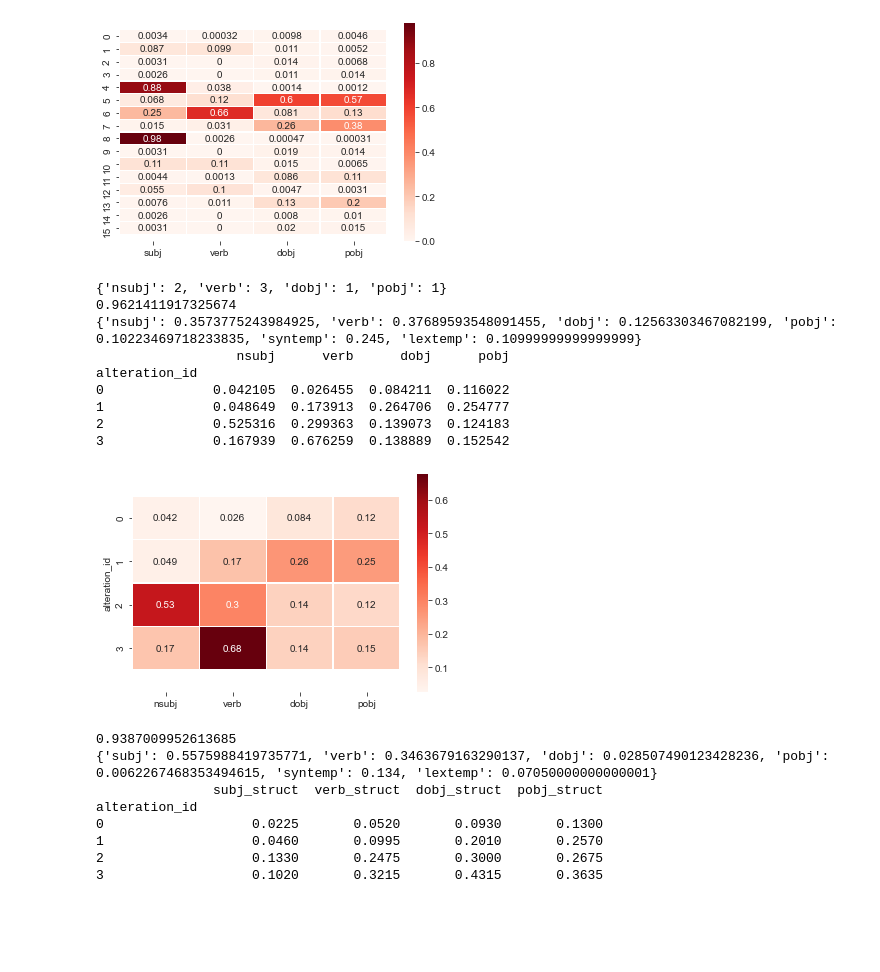
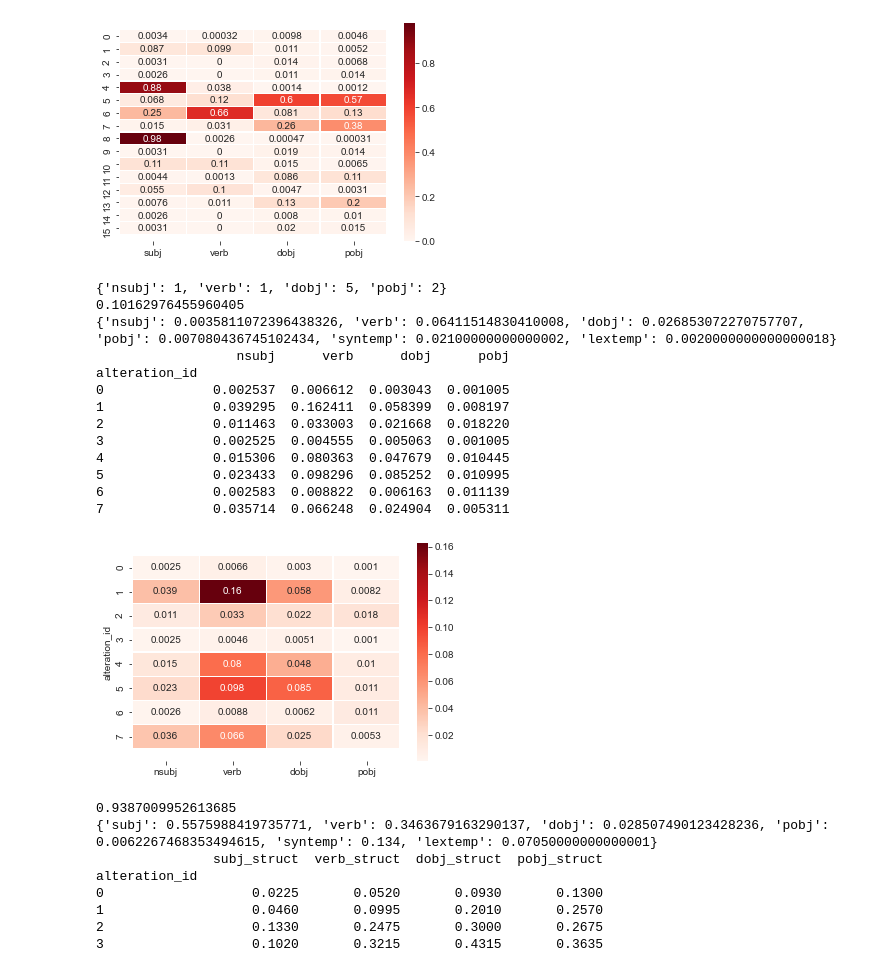
Before and after one commit to ghazi-f/QKVAE, a Jupyter notebook: disentanglement_transformer_extended/Model_Analysis2.ipynb, the cells around one changed output. Saved outputs shown, nothing was run; the diff lists cells and outputs as text; code cells hidden in the pictures; blank space fills up the shorter version.

Commit message:
- Checked heatmaps for Yelp with the root based metrics

```diff
--- a/disentanglement_transformer_extended/Model_Analysis2.ipynb
+++ b/disentanglement_transformer_extended/Model_Analysis2.ipynb
@@ -75,11 +75,13 @@ if True:
     flags.batch_size = 128
     flags.grad_accu = 1
     flags.max_len = 17
-    flags.test_name = "nliLM/SNLIRegular_beta0.4.4"
+    # flags.test_name = "nliLM/SNLIRegular_beta0.4.4"
+    flags.test_name = "nliLM/Reeval/YelpWide_beta0.4.1"#"nliLM/SNLIRegular_beta0.4.4"
     # flags.test_name = "nliLM/SNLIWider_beta0.3.3"#"nliLM/SNLIRegular_beta0.4.4"
-    flags.data = "nli"
-    flags.n_latents = [4]
+    flags.data = "yelp"
+    flags.n_latents = [8]
     flags.graph ="IndepInfer"  # "Vanilla"
+    flags.no_sa = True
     # flags.losses = "LagVAE"
     # flags.kl_beta = 0.5
     # flags.z_size = 16
@@ -132,7 +134,7 @@ h_params = HParams(len(data.vocab.itos), len(data.tags.itos) if flags.data == 'y
                    test_name=flags.test_name, grad_accumulation_steps=GRAD_ACCU,
                    optimizer_kwargs={'lr': flags.lr, #'weight_decay': flags.l2_reg, 't0':100, 'lambd':0.},
                                      'weight_decay': flags.l2_reg, 'betas': (0.9, 0.99)},
-                   is_weighted=[], graph_generator=GRAPH,
+                   is_weighted=[], graph_generator=GRAPH, no_sa=flags.no_sa,
                    z_size=flags.z_size, embedding_dim=flags.embedding_dim, anneal_kl=ANNEAL_KL,
                    grad_clip=flags.grad_clip*flags.grad_accu, kl_th=flags.kl_th, highway=flags.highway,
                    losses=LOSSES, dropout=flags.dropout, training_iw_samples=flags.training_iw_samples,
@@ -641,7 +647,7 @@ import seaborn as sns
 import matplotlib.pyplot as plt
 def show_df_hm2(df, fig_name):
     snsplt = sns.heatmap(df, cmap ='Reds', linewidths = 0.20, annot = True)#, vmin=0, vmax=1.0)
-    # snsplt.get_figure().savefig(fig_name)
+    snsplt.get_figure().savefig(fig_name)
     b, t = plt.ylim() # discover the values for bottom and top
     b += 0.5 # Add 0.5 to the bottom
     t -= 0.5 # Subtract 0.5 from the top
@@ -649,7 +655,7 @@ def show_df_hm2(df, fig_name):
     # return snsplt.get_figure()
 att_df = pd.DataFrame(att_scores_mean)
 print(att_df)
-show_df_hm2(att_df, "enc_heatmap_16.eps")
+show_df_hm2(att_df, "enc_heatmap_yelp_lv8_beta0.4.eps")
 print(sum(disent_score_mean.values()), disent_vars_mean)
 # %% [output]
       nsubj      verb      dobj      pobj
@@ -880,35 +890,39 @@ def _get_stat_data_frame2(self, n_samples=2000, n_alterations=1, batch_size=100,
             lab_wise_disent[lab] = diff
         return disent_score, lab_wise_disent, var_wise_scores, dec_disent_vars
 disent_score, lab_wise_disent, var_wise_scores, dec_disent_vars = \
-    _get_stat_data_frame2(model, n_samples=200, n_alterations=1, batch_size=100)
+    _get_stat_data_frame2(model, n_samples=2000, n_alterations=1, batch_size=100)
 # %%
 import seaborn as sns
 import matplotlib.pyplot as plt
 print(dec_disent_vars)
 print(disent_score)
 print(lab_wise_disent)
 def show_df_hm2(df):
     snsplt = sns.heatmap(df, cmap ='Reds', linewidths = 0.20, annot = True)
-    snsplt.get_figure().savefig("dec_heatmap_16.eps")
+    snsplt.get_figure().savefig("dec_heatmap_yelp_lv8_beta0.4.eps")
     b, t = plt.ylim() # discover the values for bottom and top
     b += 0.5 # Add 0.5 to the bottom
     t -= 0.5 # Subtract 0.5 from the top
     plt.ylim(b, t) # update the ylim(bottom, top) values
     # return snsplt.get_figure()
 to_show_dec_df = var_wise_scores.drop(['syntemp', 'lextemp'], axis=1)
 print(to_show_dec_df)
 show_df_hm2(to_show_dec_df)
 # %% [output]
-{'nsubj': 2, 'verb': 3, 'dobj': 1, 'pobj': 1}
-0.9621411917325674
-{'nsubj': 0.3573775243984925, 'verb': 0.37689593548091455, 'dobj': 0.12563303467082199, 'pobj': 0.10223469718233835, 'syntemp': 0.245, 'lextemp': 0.10999999999999999}
+{'nsubj': 1, 'verb': 1, 'dobj': 5, 'pobj': 2}
+0.10162976455960405
+{'nsubj': 0.0035811072396438326, 'verb': 0.06411514830410008, 'dobj': 0.026853072270757707, 'pobj': 0.007080436745102434, 'syntemp': 0.02100000000000002, 'lextemp': 0.0020000000000000018}
                   nsubj      verb      dobj      pobj
 alteration_id
-0              0.042105  0.026455  0.084211  0.116022
-1              0.048649  0.173913  0.264706  0.254777
-2              0.525316  0.299363  0.139073  0.124183
-3              0.167939  0.676259  0.138889  0.152542
+0              0.002537  0.006612  0.003043  0.001005
+1              0.039295  0.162411  0.058399  0.008197
+2              0.011463  0.033003  0.021668  0.018220
+3              0.002525  0.004555  0.005063  0.001005
+4              0.015306  0.080363  0.047679  0.010445
+5              0.023433  0.098296  0.085252  0.010995
+6              0.002583  0.008822  0.006163  0.011139
+7              0.035714  0.066248  0.024904  0.005311
-[figure, old version]
+[figure, new version]
 # %%
 
 show_df_hm2(var_wise_scores.drop(['syntemp', 'lextemp'], axis=1))
```
Also changed, not shown: parts of 2 cells of this notebook, 1 other file.
